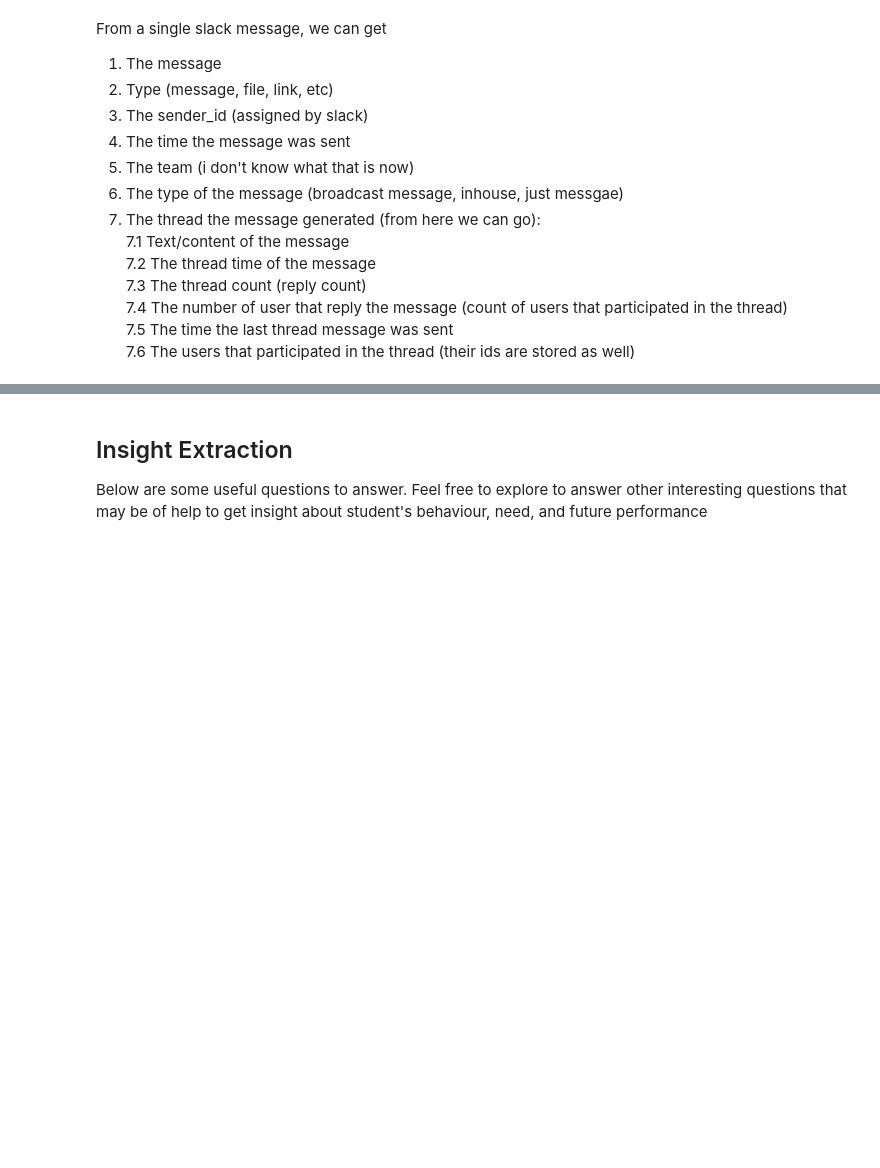
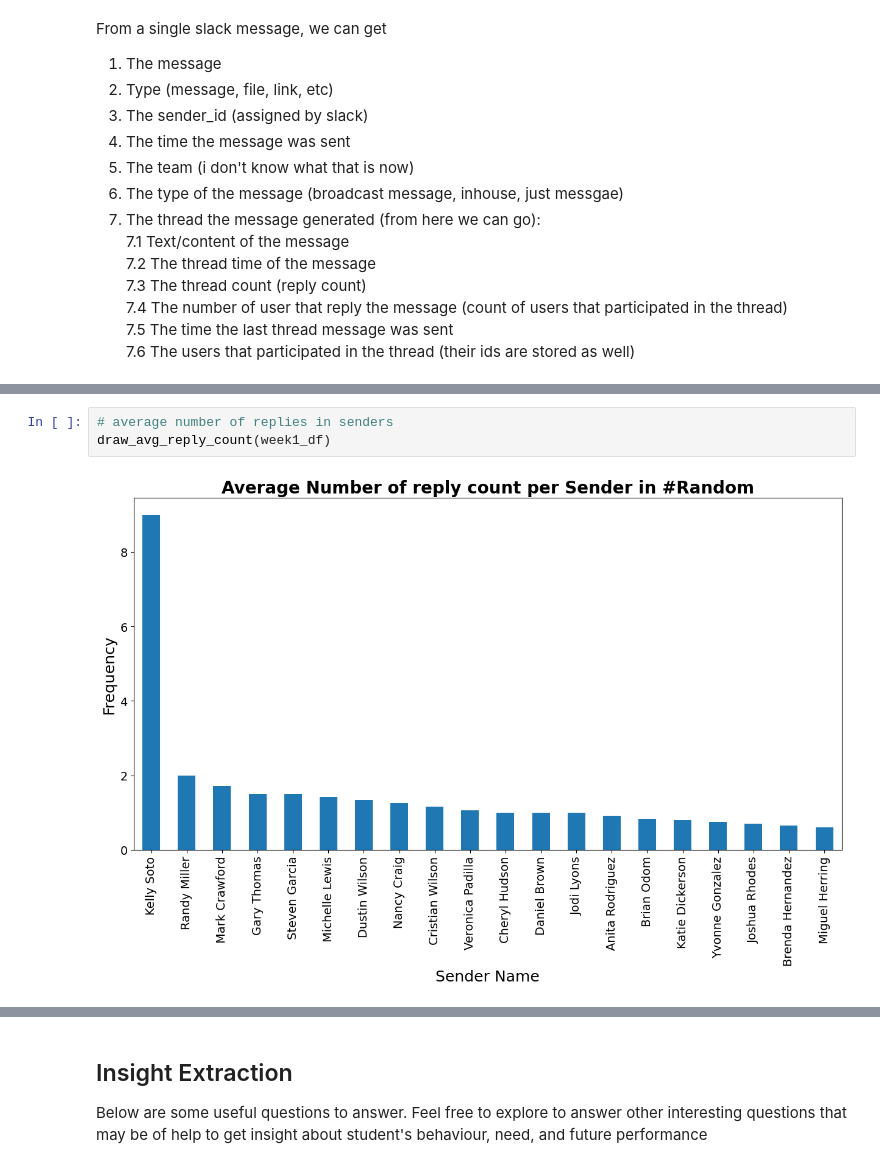
Before and after one commit to abdimussa87/week0_starter_network_analysis, a Jupyter notebook: notebooks/parse_slack_data.ipynb, the cells around one changed output, grey strips where cells are left out. Saved outputs shown, nothing was run; the diff lists cells and outputs as text; blank space fills up the shorter version.

```diff
--- a/notebooks/parse_slack_data.ipynb
+++ b/notebooks/parse_slack_data.ipynb
@@ -103,0 +140,5 @@ def draw_user_reaction(data, channel='General'):
+# %%
+# average number of replies in senders
+draw_avg_reply_count(week1_df)
+# %% [output]
+[figure, added]
```
Also changed, not shown: parts of 13 cells of this notebook.
